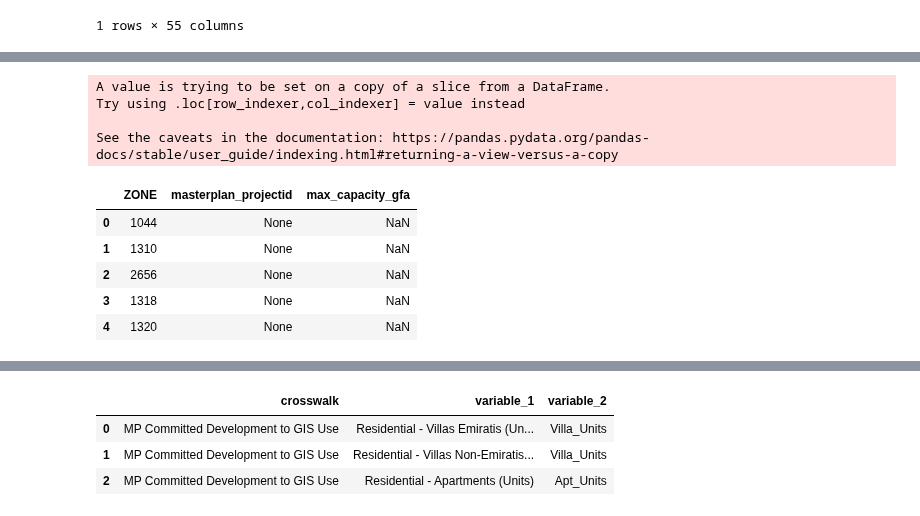
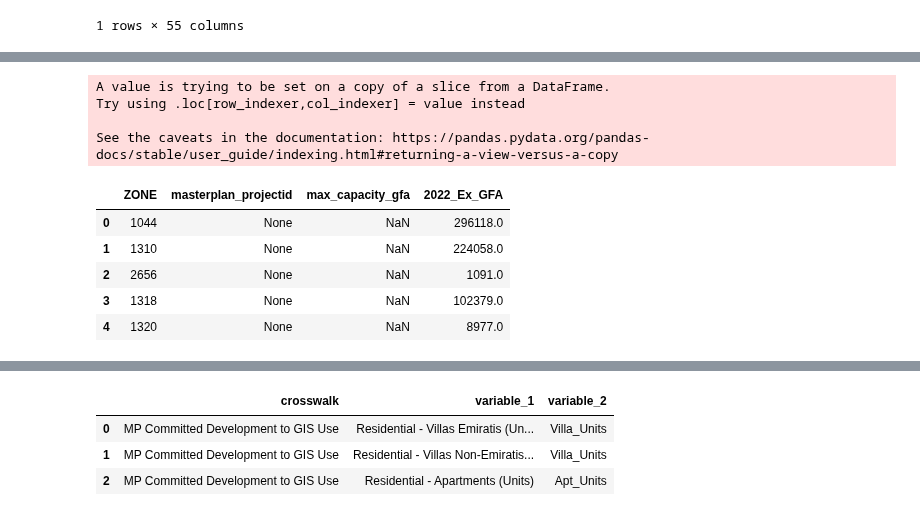
Before and after one commit to BuroHappoldLegacySoup/PlanCapitalLandModel, a Jupyter notebook: MP to TAZ Pipeline.ipynb, the cells around one changed output, grey strips where cells are left out. Drawn from its saved outputs; the diff is of its cells as text; code cells hidden in the pictures.

```diff
--- a/MP to TAZ Pipeline.ipynb
+++ b/MP to TAZ Pipeline.ipynb
@@ -34,7 +34,12 @@ zone_taz_2022.head(1)
 # Bringing in MP to TAZ development deltas
 
 zone_taz_delta = gpd.read_file(ium_path, layer='zone_taz_delta')
-zone_taz_delta.head(1)
+
+# Increasing the development capacity limits by a multiplier for prototyping purposes
+multiplier = 2
+zone_taz_delta['landmodel_limit_gfa_per_ha']  = zone_taz_delta['landmodel_limit_gfa_per_ha'] * multiplier
+zone_taz_delta['max_capacity'] = zone_taz_delta['landmodel_limit_gfa_per_ha'] * zone_taz_delta['AREA']
+zone_taz_delta.head(2)
 # %% [output]
 |  | Z | ZONE | EPA | UPC_PRECIN | PRECINCT_N | ST_DIST_ID | ST_DIST_EN | UDM_DIST_I | UDM_DIST_E | ... |
 | 0 | 1044 | 1044 | None | 7.0 | Al Rahba | 88.0 | Al Rahba | 1.0 | AL RAHBA | ... |
@@ -62,18 +48,18 @@ Index(['Z', 'ZONE', 'EPA', 'UPC_PRECIN', 'PRECINCT_N', 'ST_DIST_ID',
 # %%
-# Calculating gfa developm capacity caps for each TAZ
+# Calculating gfa development capacity caps for each TAZ
 
-taz_max_capacities = zone_taz_delta[['ZONE','masterplan_projectid','AREA','landmodel_limit_gfa_per_ha']]
+taz_max_capacities = zone_taz_delta[['ZONE','masterplan_projectid','AREA','landmodel_limit_gfa_per_ha','2022_Ex_GFA']]
 taz_max_capacities['max_capacity_gfa'] = taz_max_capacities['AREA'] * taz_max_capacities['landmodel_limit_gfa_per_ha']
-taz_max_capacities = taz_max_capacities[['ZONE','masterplan_projectid','max_capacity_gfa']]
+taz_max_capacities = taz_max_capacities[['ZONE','masterplan_projectid','max_capacity_gfa','2022_Ex_GFA']]
 taz_max_capacities.head(5)
 # %% [output]
 A value is trying to be set on a copy of a slice from a DataFrame.
 Try using .loc[row_indexer,col_indexer] = value instead
 
 See the caveats in the documentation: https://pandas.pydata.org/pandas-docs/stable/user_guide/indexing.html#returning-a-view-versus-a-copy
-|  | ZONE | masterplan_projectid | max_capacity_gfa |
-| 0 | 1044 | None | NaN |
-| 1 | 1310 | None | NaN |
-| 2 | 2656 | None | NaN |
-| 3 | 1318 | None | NaN |
-| 4 | 1320 | None | NaN |
+|  | ZONE | masterplan_projectid | max_capacity_gfa | 2022_Ex_GFA |
+| 0 | 1044 | None | NaN | 296118.0 |
+| 1 | 1310 | None | NaN | 224058.0 |
+| 2 | 2656 | None | NaN | 1091.0 |
+| 3 | 1318 | None | NaN | 102379.0 |
+| 4 | 1320 | None | NaN | 8977.0 |
```
Also changed, not shown: parts of 6 cells of this notebook.
